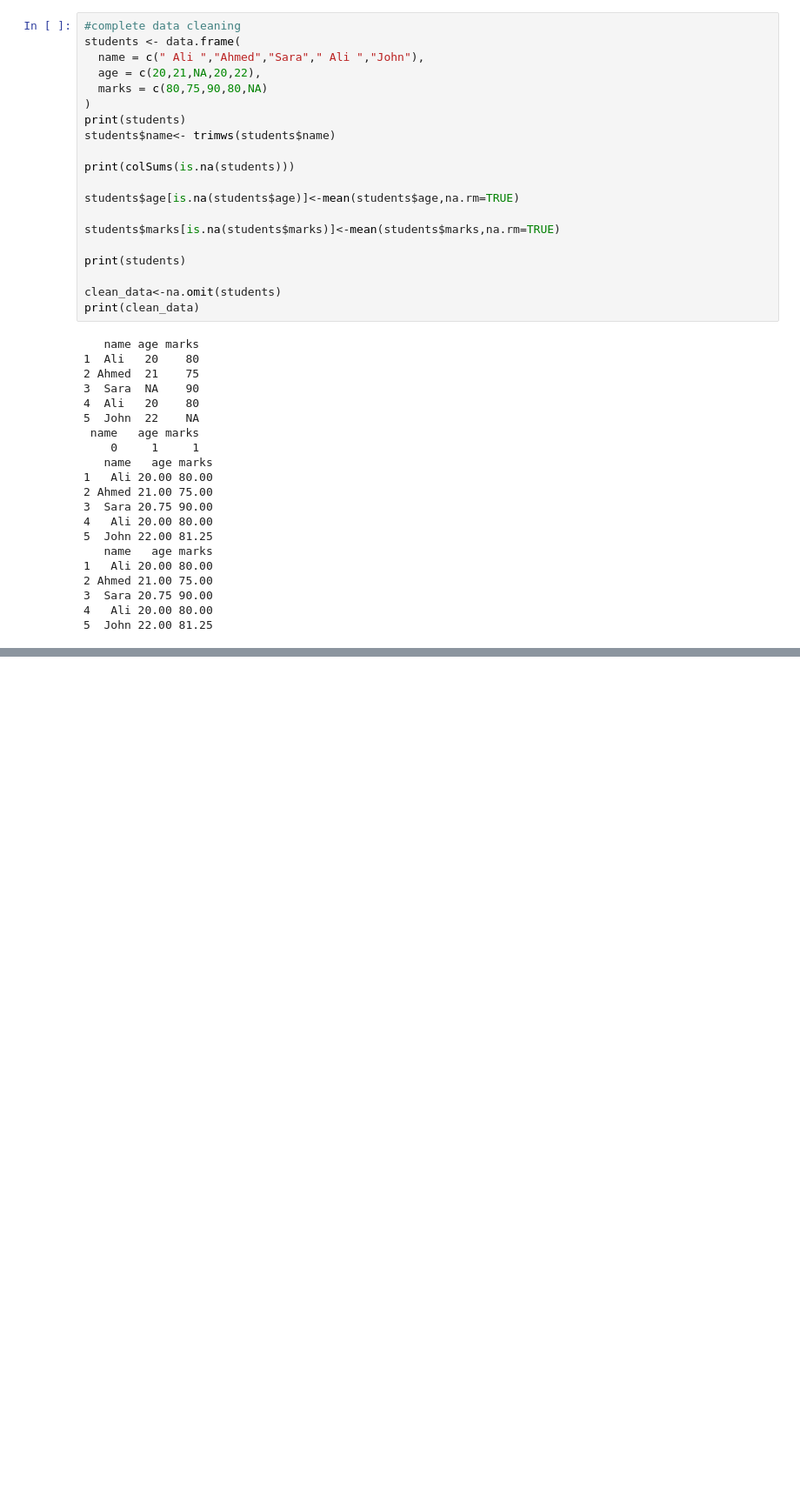
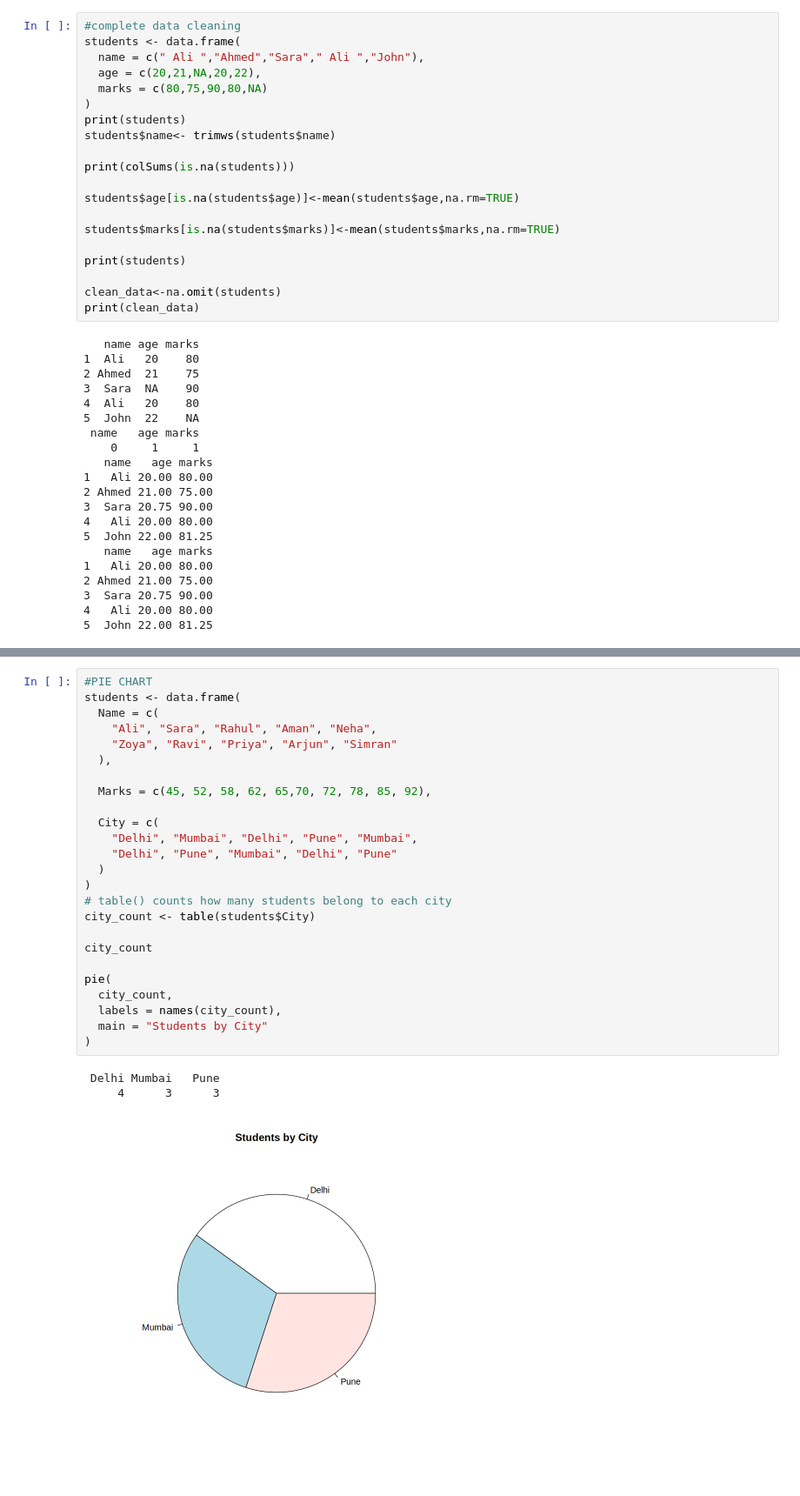
Before and after one commit to Premkumar-1212/GCF---Sem5, a Jupyter notebook: GCF.ipynb, the cells around one changed output, grey strips where cells are left out. Shown at 87% size. Cells and saved outputs as stored; diff of their text form; blank space fills up the shorter version.

```diff
--- a/GCF.ipynb
+++ b/GCF.ipynb
@@ -752,0 +930,29 @@ print(clean_data)
+# %%
+#PIE CHART
+students <- data.frame(
+  Name = c(
+    "Ali", "Sara", "Rahul", "Aman", "Neha",
+    "Zoya", "Ravi", "Priya", "Arjun", "Simran"
+  ),
+
+  Marks = c(45, 52, 58, 62, 65,70, 72, 78, 85, 92),
+
+  City = c(
+    "Delhi", "Mumbai", "Delhi", "Pune", "Mumbai",
+    "Delhi", "Pune", "Mumbai", "Delhi", "Pune"
+  )
+)
+# table() counts how many students belong to each city
+city_count <- table(students$City)
+
+city_count
+
+pie(
+  city_count,
+  labels = names(city_count),
+  main = "Students by City"
+)
+# %% [output]
+ Delhi Mumbai   Pune
+     4      3      3
+[figure, added]
```
Also changed, not shown: parts of 7 cells of this notebook.
